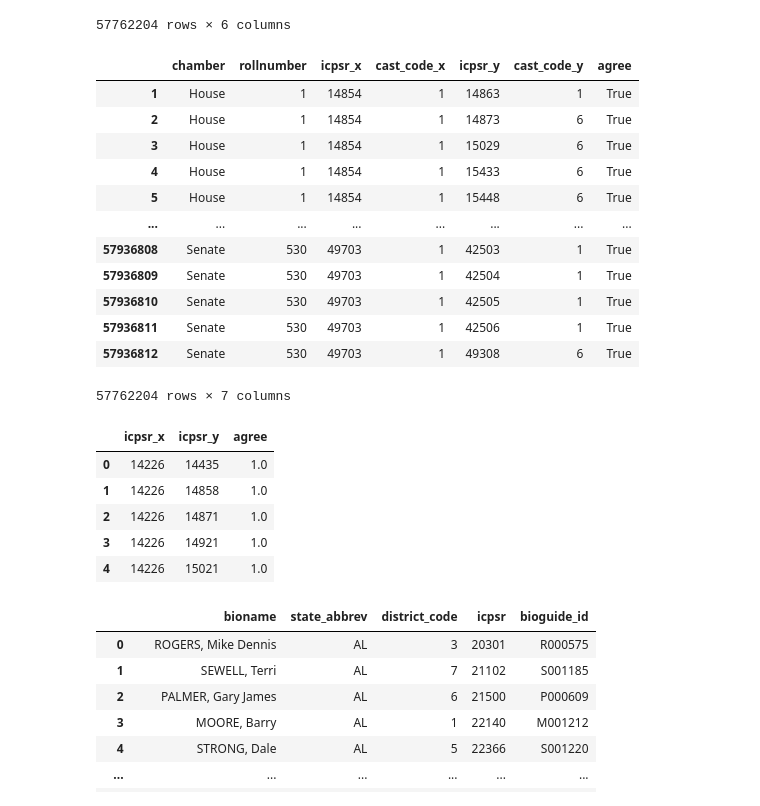
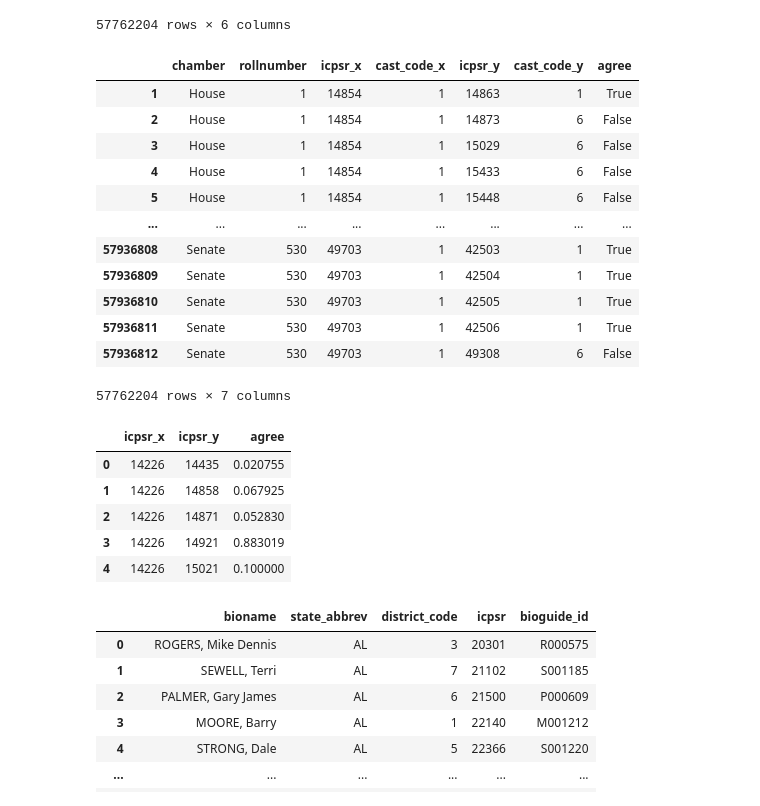
Before and after one commit to stephanie-morrall/contrans2025, a Jupyter notebook: notebooks/ideology.ipynb, the cells around one changed output. Drawn from its saved outputs; the diff is of its cells as text; code cells hidden in the pictures.

```diff
--- a/notebooks/ideology.ipynb
+++ b/notebooks/ideology.ipynb
@@ -261,22 +269,22 @@ vote_compare
 | 57936812 | Senate | 530 | 49703 | 1 | 49308 | 6 |
 57762204 rows × 6 columns
 # %%
-vote_compare['agree'] = vote_compare['cast_code_x'] == vote_compare['cast_code_x']
+vote_compare['agree'] = vote_compare['cast_code_x'] == vote_compare['cast_code_y']
 
 vote_compare
 # %% [output]
 |  | chamber | rollnumber | icpsr_x | cast_code_x | icpsr_y | cast_code_y | agree |
 | 1 | House | 1 | 14854 | 1 | 14863 | 1 | True |
-| 2 | House | 1 | 14854 | 1 | 14873 | 6 | True |
-| 3 | House | 1 | 14854 | 1 | 15029 | 6 | True |
-| 4 | House | 1 | 14854 | 1 | 15433 | 6 | True |
-| 5 | House | 1 | 14854 | 1 | 15448 | 6 | True |
+| 2 | House | 1 | 14854 | 1 | 14873 | 6 | False |
+| 3 | House | 1 | 14854 | 1 | 15029 | 6 | False |
+| 4 | House | 1 | 14854 | 1 | 15433 | 6 | False |
+| 5 | House | 1 | 14854 | 1 | 15448 | 6 | False |
 | ... | ... | ... | ... | ... | ... | ... | ... |
 | 57936808 | Senate | 530 | 49703 | 1 | 42503 | 1 | True |
 | 57936809 | Senate | 530 | 49703 | 1 | 42504 | 1 | True |
 | 57936810 | Senate | 530 | 49703 | 1 | 42505 | 1 | True |
 | 57936811 | Senate | 530 | 49703 | 1 | 42506 | 1 | True |
-| 57936812 | Senate | 530 | 49703 | 1 | 49308 | 6 | True |
+| 57936812 | Senate | 530 | 49703 | 1 | 49308 | 6 | False |
 57762204 rows × 7 columns
 # %%
 vote_compare = vote_compare.groupby(['icpsr_x', 'icpsr_y']).agg({'agree': 'mean'}).reset_index()
@@ -284,11 +292,11 @@ vote_compare = vote_compare.groupby(['icpsr_x', 'icpsr_y']).agg({'agree': 'mean'
 vote_compare.head()
 # %% [output]
 |  | icpsr_x | icpsr_y | agree |
-| 0 | 14226 | 14435 | 1.0 |
-| 1 | 14226 | 14858 | 1.0 |
-| 2 | 14226 | 14871 | 1.0 |
-| 3 | 14226 | 14921 | 1.0 |
-| 4 | 14226 | 15021 | 1.0 |
+| 0 | 14226 | 14435 | 0.020755 |
+| 1 | 14226 | 14858 | 0.067925 |
+| 2 | 14226 | 14871 | 0.052830 |
+| 3 | 14226 | 14921 | 0.883019 |
+| 4 | 14226 | 15021 | 0.100000 |
 # %%
 crosswalk
 # %% [output]
```
Also changed, not shown: parts of 7 cells of this notebook, 1 other file.
